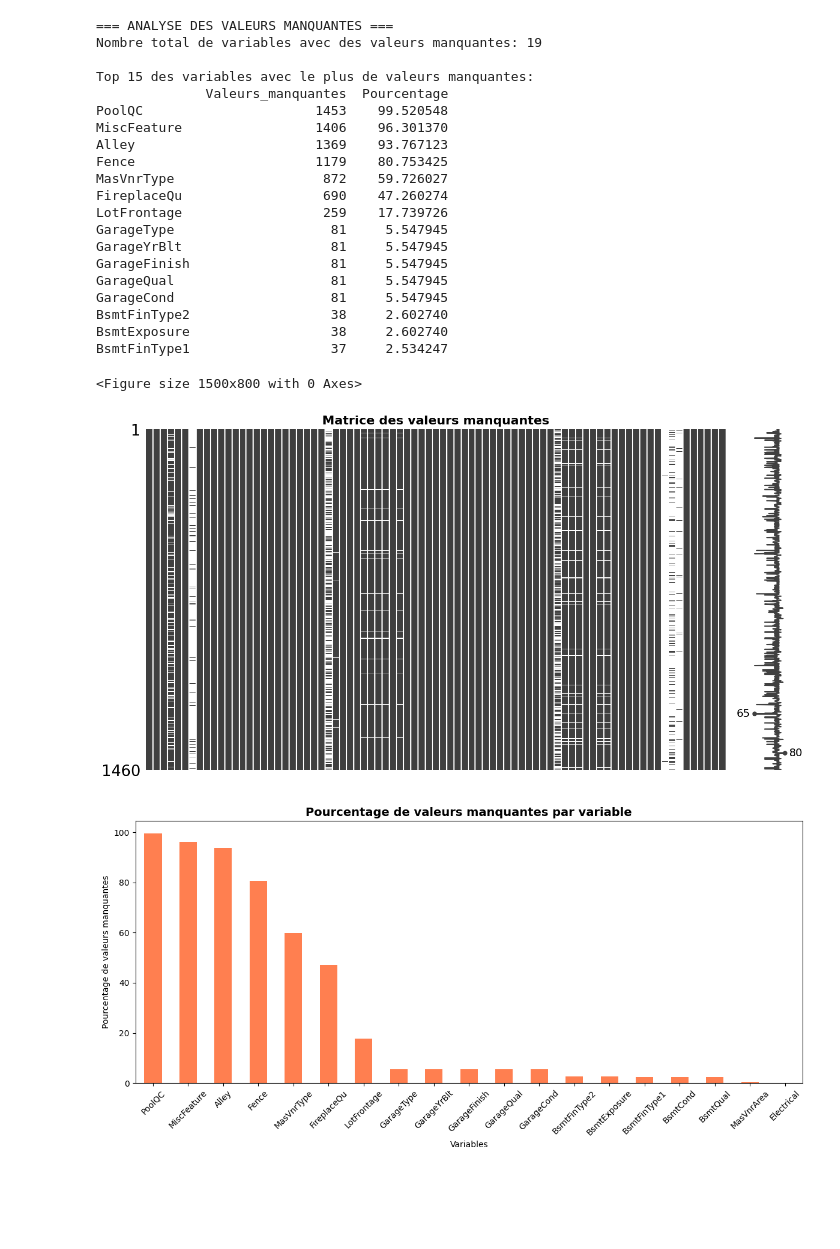
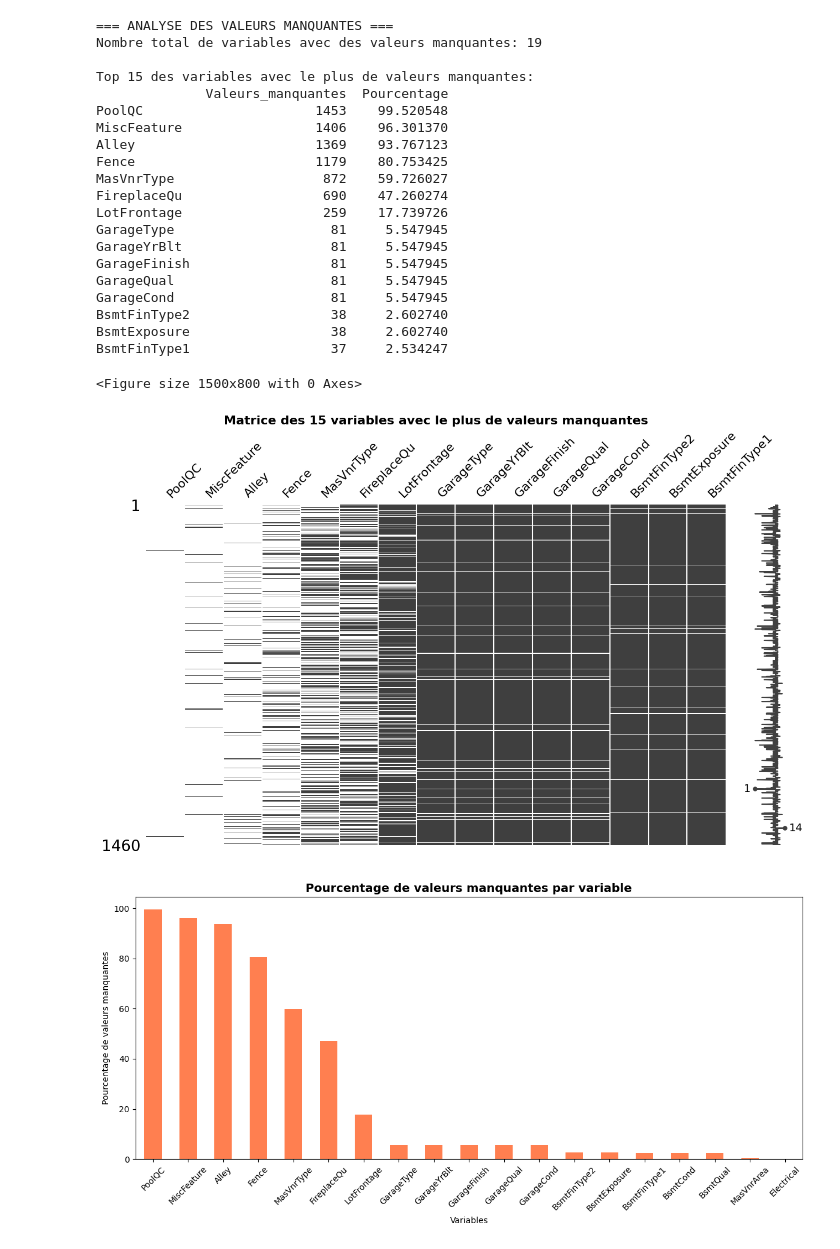
Before and after one commit to astronautkid1/mlops_house_price_prediction, a Jupyter notebook: notebooks/house_price_01_analyse.ipynb, the cells around one changed output. Drawn from its saved outputs; the diff is of its cells as text; code cells hidden in the pictures; blank space fills up the shorter version.

Commit message:
update eda notebook

```diff
--- a/notebooks/house_price_01_analyse.ipynb
+++ b/notebooks/house_price_01_analyse.ipynb
@@ -59,9 +71,10 @@ logger.info("Toutes les librairies ont été importées avec succès")
 # %%
 # Définition des chemins
-PROJECT_DIR = Path.cwd()
-DATA_DIR = PROJECT_DIR / "house_price_dataset"
-OUTPUT_DIR = PROJECT_DIR / "output_files"
-REPORTS_DIR = PROJECT_DIR / "reports"
+PROJECT_DIR = Path.cwd().parent  # Récupère la racine du projet
+DATA_DIR = PROJECT_DIR / "house_price_dataset"  # Données sont à la racine du projet
+NOTEBOOKS_DIR = PROJECT_DIR / "notebooks"  # Dossier notebooks
+OUTPUT_DIR = NOTEBOOKS_DIR / "output_files"  # Sorties dans notebooks/output_files
+REPORTS_DIR = NOTEBOOKS_DIR / "reports"    # Rapports dans notebooks/reports
 
 # Création des répertoires s'ils n'existent pas
 for directory in [OUTPUT_DIR, REPORTS_DIR]:
@@ -195,11 +227,11 @@ print(f"Nombre total de variables avec des valeurs manquantes: {len(missing_df)}
 print("\nTop 15 des variables avec le plus de valeurs manquantes:")
 print(missing_df.head(15))
 
-# Visualisation des valeurs manquantes avec missingno
+# Visualisation des valeurs manquantes avec missingno (limité aux 15 premières variables concernées)
 if len(missing_df) > 0:
     plt.figure(figsize=FIGSIZE_LARGE)
-    msno.matrix(df, figsize=FIGSIZE_LARGE)
-    plt.title("Matrice des valeurs manquantes", fontsize=16, fontweight="bold")
+    msno.matrix(df[missing_df.head(15).index], figsize=FIGSIZE_LARGE)
+    plt.title("Matrice des 15 variables avec le plus de valeurs manquantes", fontsize=16, fontweight="bold")
     plt.tight_layout()
     plt.show()
 
@@ -225,32 +257,32 @@ missing_percentage_total = (total_missing / total_cells) * 100
 
 print("\nRésumé des valeurs manquantes:")
 print(f"Total de cellules manquantes: {total_missing:,}")
 print(f"Pourcentage total de données manquantes: {missing_percentage_total:.2f}%")
 
 logger.info(
     f"Analyse des valeurs manquantes terminée. {len(missing_df)} variables avec des valeurs manquantes"
 )
 # %% [output]
 === ANALYSE DES VALEURS MANQUANTES ===
 Nombre total de variables avec des valeurs manquantes: 19
 
 Top 15 des variables avec le plus de valeurs manquantes:
               Valeurs_manquantes  Pourcentage
 PoolQC                      1453    99.520548
 MiscFeature                 1406    96.301370
 Alley                       1369    93.767123
 Fence                       1179    80.753425
 MasVnrType                   872    59.726027
 FireplaceQu                  690    47.260274
 LotFrontage                  259    17.739726
 GarageType                    81     5.547945
 GarageYrBlt                   81     5.547945
 GarageFinish                  81     5.547945
 GarageQual                    81     5.547945
 GarageCond                    81     5.547945
 BsmtFinType2                  38     2.602740
 BsmtExposure                  38     2.602740
 BsmtFinType1                  37     2.534247
 <Figure size 1500x800 with 0 Axes>
-[figure, old version]
+[figure, new version]
 [figure]
```
Also changed, not shown: parts of 32 cells of this notebook, 1 other file.
